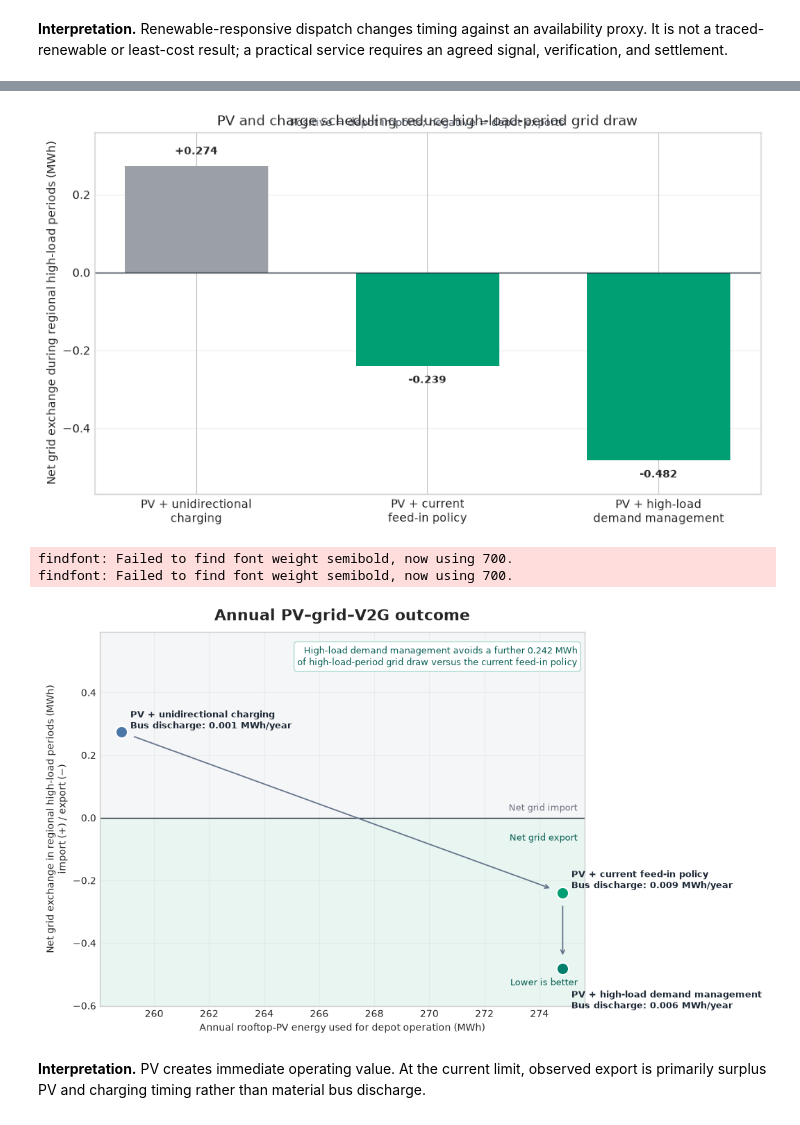
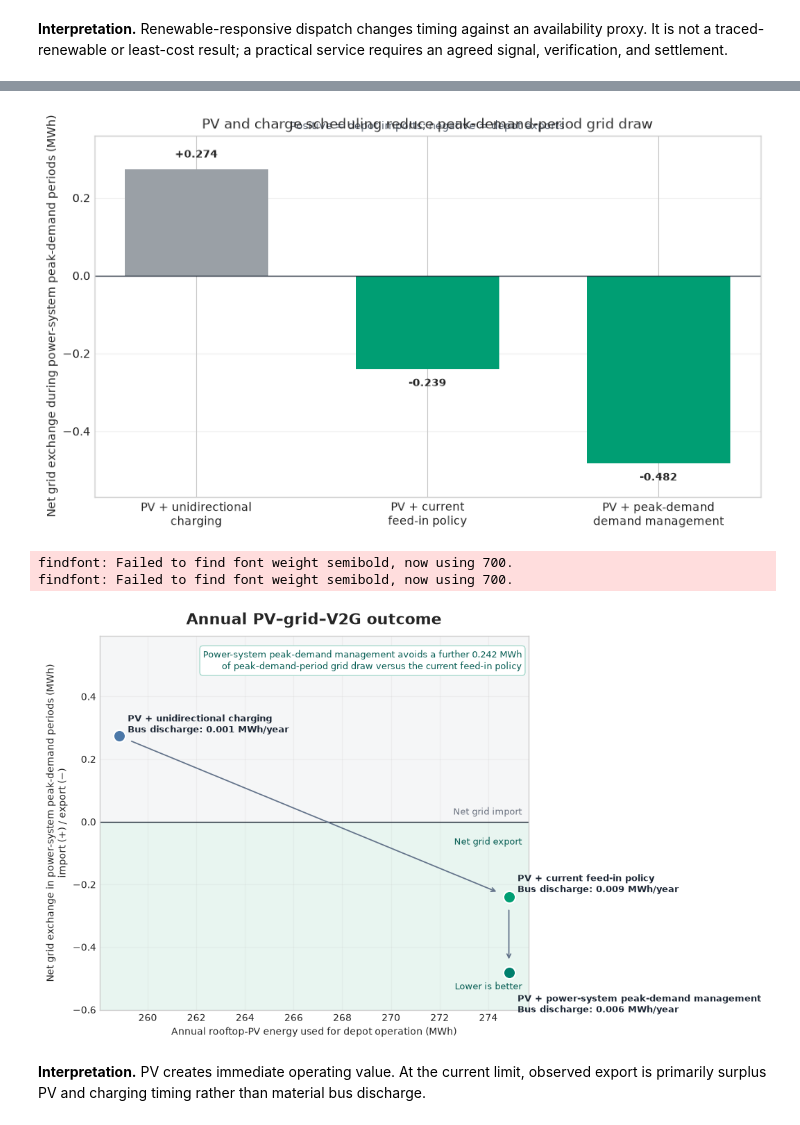
Before and after one commit to fraunhofer-isi/FLEXIMOD, a Jupyter notebook: notebooks/building_use_case_analysis.ipynb, the cells around one changed output, grey strips where cells are left out. Saved outputs shown, nothing was run; the diff lists cells and outputs as text; code cells hidden in the pictures.

```diff
--- a/notebooks/building_use_case_analysis.ipynb
+++ b/notebooks/building_use_case_analysis.ipynb
@@ -894,7 +894,7 @@ if rows:
 v1g_label = 'V1G baseline'
 pv_only_label = 'PV + unidirectional charging reference'
 i07b_label = 'I07b rooftop PV operation at current export policy'
-i07d_label = 'I07d PV with high-load demand management'
+i07d_label = 'I07d PV with power-system peak-demand management'
 pv_profile_cases = [pv_only_label, i07d_label]
 missing_pv_profile = [label for label in pv_profile_cases if label not in dispatch_by_case or label not in comparison.index]
 high_load_pv_available = i07d_label in dispatch_by_case and i07d_label in comparison.index
@@ -902,7 +902,7 @@ high_load_pv_available = i07d_label in dispatch_by_case and i07d_label in compar
 if missing_pv_profile:
     print(f'Missing completed rooftop-PV outputs: {missing_pv_profile}')
 else:
-    # Choose the day with the largest additional high-load-period relief from
+    # Choose the day with the largest additional peak-demand-period relief from
     # I07d relative to PV + unidirectional charging.
     pv_only_dispatch = dispatch_by_case[pv_only_label]
     i07d_dispatch = dispatch_by_case[i07d_label]
@@ -932,13 +932,13 @@ else:
     signal_axis, pv_axis, exchange_axis = axes
 
     signal_axis.plot(i07d_day.index, high_load_signal, color='#D55E00', linewidth=1.9,
-                     label='Regional high-load proxy')
+                     label='Power-system peak-demand proxy')
     signal_axis.axhline(high_load_threshold, color='#D55E00', linestyle='--', linewidth=1.0,
-                        label='High-load threshold')
+                        label='Peak-demand threshold')
     signal_axis.fill_between(i07d_day.index, 0, high_load_signal, where=day_high_load,
-                             color='#D55E00', alpha=0.16, label='Selected high-load interval')
+                             color='#D55E00', alpha=0.16, label='Selected peak-demand interval')
     signal_axis.set_ylim(0, 1.04)
-    signal_axis.set_ylabel('High-load weight')
+    signal_axis.set_ylabel('Peak-demand weight')
     signal_axis.legend(loc='upper left', ncol=3, frameon=False, fontsize=8)
 
     pv_axis.fill_between(i07d_day.index, 0, pv_available_mw, color='#F4C95D', alpha=0.48,
@@ -946,17 +946,17 @@ else:
     pv_axis.plot(pv_only_day.index, pv_only_used_mw, color='#6B7280', linewidth=1.7,
                  label='PV used: PV + unidirectional charging reference')
     pv_axis.plot(i07d_day.index, i07d_used_mw, color='#009E73', linewidth=2.0,
-                 label='PV used: high-load demand management')
+                 label='PV used: power-system peak-demand management')
     pv_axis.set_ylabel('PV power (MW)')
     pv_axis.legend(loc='upper left', ncol=3, frameon=False, fontsize=8)
 
     exchange_axis.plot(pv_only_day.index, pv_only_grid_power, color='#6B7280', linewidth=1.7,
                        label='PV + unidirectional charging net grid exchange')
     exchange_axis.plot(i07d_day.index, i07d_grid_power, color='#0072B2', linewidth=2.0,
-                       label='High-load demand-management net grid exchange')
+                       label='Peak-demand demand-management net grid exchange')
     exchange_axis.fill_between(i07d_day.index, pv_only_grid_power, i07d_grid_power,
                                where=day_high_load & (import_relief > 1e-9), color='#009E73',
-                               alpha=0.28, label='Avoided grid draw: high-load demand management')
+                               alpha=0.28, label='Avoided grid draw: power-system peak-demand management')
     exchange_axis.axhline(0, color='#1F2937', linewidth=0.9)
     exchange_axis.set_ylabel('Grid power (MW)\nimport (−) / export (+)')
     exchange_axis.set_xlabel('Local time (Asia/Bangkok)')
@@ -967,7 +967,7 @@ else:
         axis.set_axisbelow(True)
         axis.spines[['top', 'right']].set_visible(False)
     fig.suptitle(
-        f'PV high-load demand management on {selected_day:%d %B %Y} '
+        f'PV power-system peak-demand management on {selected_day:%d %B %Y} '
         f'(additional relief vs PV + unidirectional charging: {day_relief_mwh:.3f} MWh)',
         fontsize=14, fontweight='semibold',
     )
@@ -983,7 +983,7 @@ if not missing_pv_profile:
     labels = ['PV + unidirectional\ncharging', 'PV + current\nfeed-in policy']
     colors = ['#4C78A8', '#009E73']
     if high_load_pv_available:
-        labels.append('PV + high-load\ndemand management')
+        labels.append('PV + peak-demand\ndemand management')
         colors.append('#7B61A8')
     x = np.arange(len(pv_annual_cases))
     used = pv_summary['pv_used_MWh'].to_numpy()
@@ -992,7 +992,7 @@ if not missing_pv_profile:
     bars = use_axis.bar(x, used, color=colors, width=0.62)
     use_axis.set_xticks(x, labels)
     use_axis.set_ylabel('Rooftop-PV energy used for depot operation (MWh)')
-    use_axis.set_title('PV utilisation under tariff-based export and high-load demand management')
+    use_axis.set_title('PV utilisation under tariff-based export and power-system peak-demand management')
     use_axis.grid(axis='y', alpha=0.28)
     use_axis.set_axisbelow(True)
     for bar, value in zip(bars, used):
@@ -1033,7 +1033,7 @@ if not missing_pv_profile:
     }, index=cost_labels)
     labels = ['PV + current\nfeed-in policy']
     if high_load_pv_available:
-        labels.append('PV + high-load\ndemand management')
+        labels.append('PV + peak-demand\ndemand management')
     values = pv_cost_comparison['cost_change_pct'].to_numpy()
     colors = ['#009E73' if value < 0 else '#D55E00' for value in values]
 
@@ -1061,7 +1061,7 @@ if not missing_pv_profile:
 # %%
 if not missing_pv_profile and high_load_pv_available:
     high_load_cases = [pv_only_label, i07b_label, i07d_label]
-    high_load_labels = ['PV + unidirectional\ncharging', 'PV + current\nfeed-in policy', 'PV + high-load\ndemand management']
+    high_load_labels = ['PV + unidirectional\ncharging', 'PV + current\nfeed-in policy', 'PV + peak-demand\ndemand management']
     high_load_rows = []
     for label in high_load_cases:
         dispatch = dispatch_by_case[label]
@@ -1073,8 +1073,8 @@ if not missing_pv_profile and high_load_pv_available:
     fig, axis = plt.subplots(figsize=(8.8, 5.1), constrained_layout=True)
     bars = axis.bar(high_load_labels, high_load_rows, color=high_load_colors, width=0.62)
     axis.axhline(0, color='#1F2937', linewidth=0.9)
-    axis.set_ylabel('Net grid exchange during regional high-load periods (MWh)')
-    axis.set_title('PV and charge scheduling reduce high-load-period grid draw')
+    axis.set_ylabel('Net grid exchange during power-system peak-demand periods (MWh)')
+    axis.set_title('PV and charge scheduling reduce peak-demand-period grid draw')
     axis.text(0.5, 1.01, 'Positive = depot imports; negative = depot exports',
               transform=axis.transAxes, ha='center', va='bottom', fontsize=9.5, color='#4B5563')
     axis.grid(axis='y', alpha=0.28)
@@ -1089,14 +1089,14 @@ if not missing_pv_profile and high_load_pv_available:
                       fontsize=9.5, fontweight='semibold')
     plt.show()
 # %% [output]
-[figure, old version]
+[figure, new version]
 # %%
 if not missing_pv_profile and high_load_pv_available:
     annual_map_cases = [pv_only_label, i07b_label, i07d_label]
     annual_map_labels = [
         'PV + unidirectional charging',
         'PV + current feed-in policy',
-        'PV + high-load demand management',
+        'PV + power-system peak-demand management',
     ]
     annual_map_colors = ['#4C78A8', '#009E73', '#007F6D']
     annual_map_rows = []
@@ -1144,43 +1144,43 @@ if not missing_pv_profile and high_load_pv_available:
     offsets = {
         'PV + unidirectional charging': (9, 12),
         'PV + current feed-in policy': (9, 13),
-        'PV + high-load demand management': (9, -33),
+        'PV + power-system peak-demand management': (9, -33),
     }
     for label in annual_map_labels:
         row = annual_map.loc[label]
         axis.annotate(
             f'{label}\nBus discharge: {row["bus_discharge_MWh"]:.3f} MWh/year',
             (row['pv_used_MWh'], row['high_load_exchange_MWh']),
             xytext=offsets[label], textcoords='offset points', ha='left', va='center',
             fontsize=9.4, fontweight='semibold', color='#1F2937', zorder=5,
         )
 
     i07b_exchange = annual_map.loc['PV + current feed-in policy', 'high_load_exchange_MWh']
-    i07d_exchange = annual_map.loc['PV + high-load demand management', 'high_load_exchange_MWh']
+    i07d_exchange = annual_map.loc['PV + power-system peak-demand management', 'high_load_exchange_MWh']
     additional_relief = i07b_exchange - i07d_exchange
     axis.text(
         0.985, 0.965,
-        f'High-load demand management avoids a further {additional_relief:.3f} MWh\nof high-load-period grid draw versus the current feed-in policy',
+        f'Power-system peak-demand management avoids a further {additional_relief:.3f} MWh\nof peak-demand-period grid draw versus the current feed-in policy',
         transform=axis.transAxes, ha='right', va='top', fontsize=9.4, color='#075E54',
         bbox=dict(boxstyle='round,pad=0.35', facecolor='white', edgecolor='#A7D9CD'),
     )
     axis.text(0.985, 0.05, 'Lower is better', transform=axis.transAxes,
               ha='right', va='bottom', fontsize=9.4, color='#075E54')
     axis.text(0.985, 0.53, 'Net grid import', transform=axis.transAxes,
               ha='right', va='center', fontsize=9, color='#6B7280')
     axis.text(0.985, 0.45, 'Net grid export', transform=axis.transAxes,
               ha='right', va='center', fontsize=9, color='#075E54')
     axis.set_title('Annual PV–grid–V2G outcome', fontsize=16, fontweight='semibold', pad=12)
     axis.set_xlabel('Annual rooftop-PV energy used for depot operation (MWh)')
-    axis.set_ylabel('Net grid exchange in regional high-load periods (MWh)\nimport (+) / export (−)')
+    axis.set_ylabel('Net grid exchange in power-system peak-demand periods (MWh)\nimport (+) / export (−)')
     axis.set_ylim(y_min, y_max)
     axis.grid(alpha=0.22)
     axis.set_axisbelow(True)
     plt.show()
 # %% [output]
 findfont: Failed to find font weight semibold, now using 700.
 findfont: Failed to find font weight semibold, now using 700.
-[figure, old version]
+[figure, new version]
 # %% [markdown]
 **Interpretation.** PV creates immediate operating value. At the current limit, observed export is primarily surplus PV and charging timing rather than material bus discharge.
 # %%
```
Also changed, not shown: parts of 23 cells of this notebook, 13 other files.
